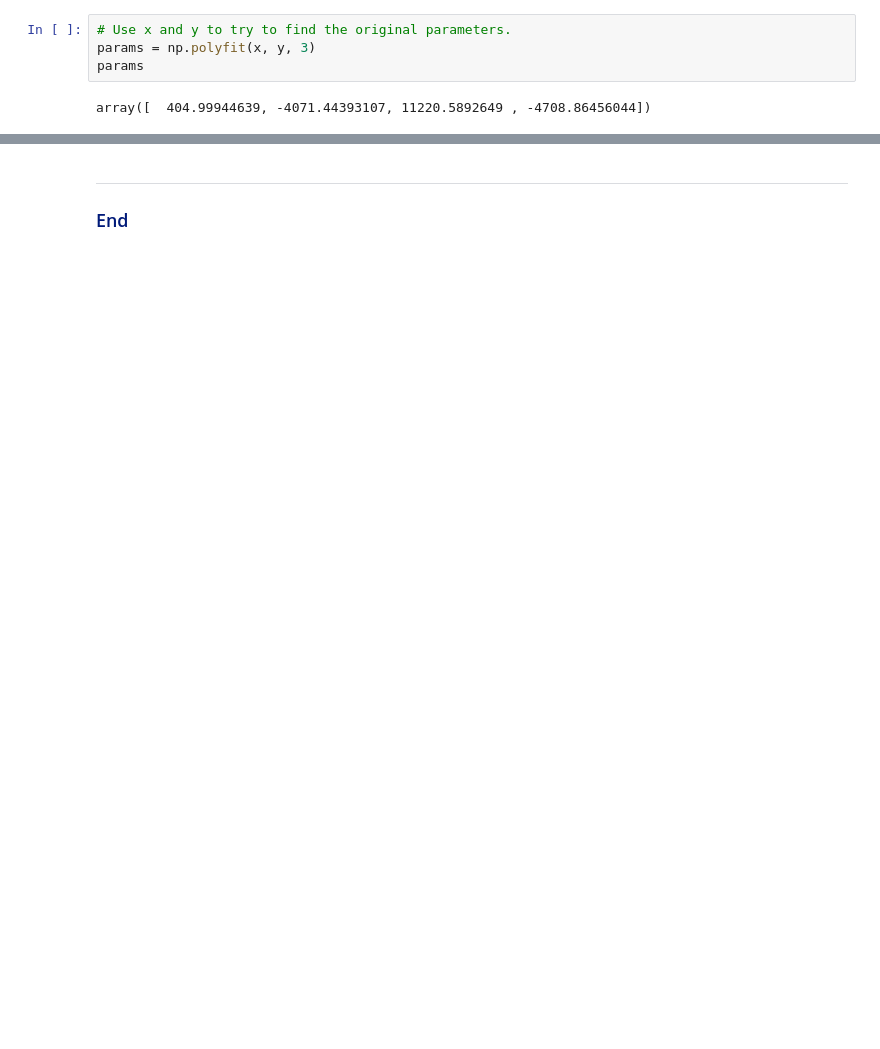
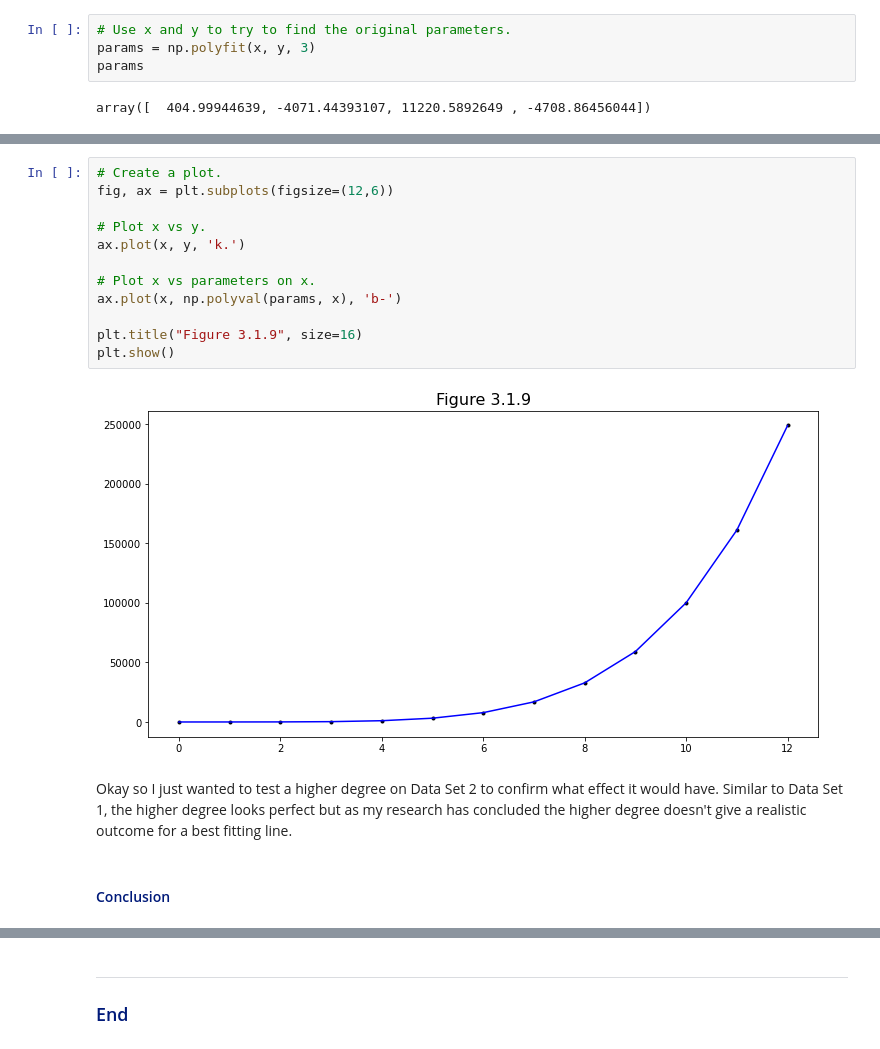
Before and after one commit to SarahMcN25/machine_stastics_assessment, a Jupyter notebook: practicals/03-parameters-exercises.ipynb, the cells around one changed output, grey strips where cells are left out. Drawn from its saved outputs; the diff is of its cells as text; blank space fills up the shorter version.

```diff
--- a/practicals/03-parameters-exercises.ipynb
+++ b/practicals/03-parameters-exercises.ipynb
@@ -260,0 +292,18 @@ ax.plot(x, params[0] * x + params[1], 'b-')
+# %%
+# Create a plot.
+fig, ax = plt.subplots(figsize=(12,6))
+
+# Plot x vs y.
+ax.plot(x, y, 'k.')
+
+# Plot x vs parameters on x.
+ax.plot(x, np.polyval(params, x), 'b-')
+
+plt.title("Figure 3.1.9", size=16)
+plt.show()
+# %% [output]
+[figure, added]
+# %% [markdown]
+Okay so I just wanted to test a higher degree on Data Set 2 to confirm what effect it would have. Similar to Data Set 1, the higher degree looks perfect but as my research has concluded the higher degree doesn't give a realistic outcome for a best fitting line.
+# %% [markdown]
+<h4 style="color: #001a79;">Conclusion</h4>
```
Also changed, not shown: parts of 20 cells of this notebook.
